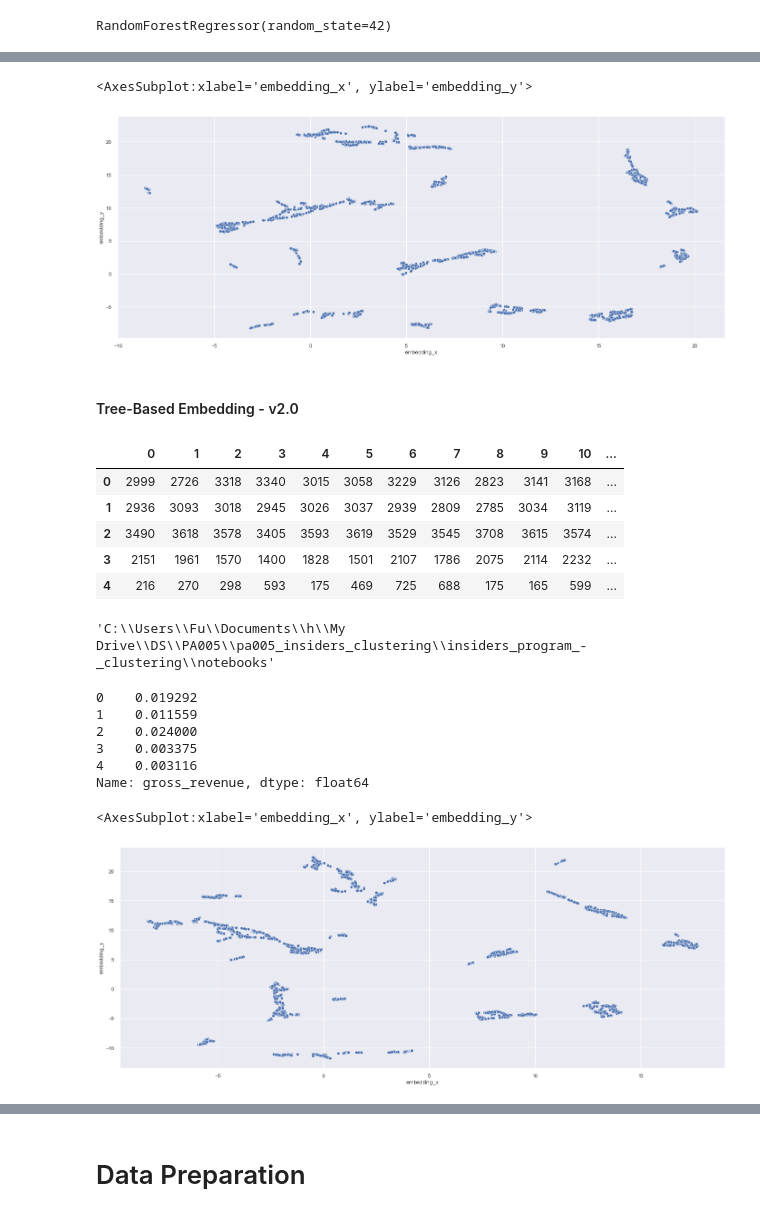
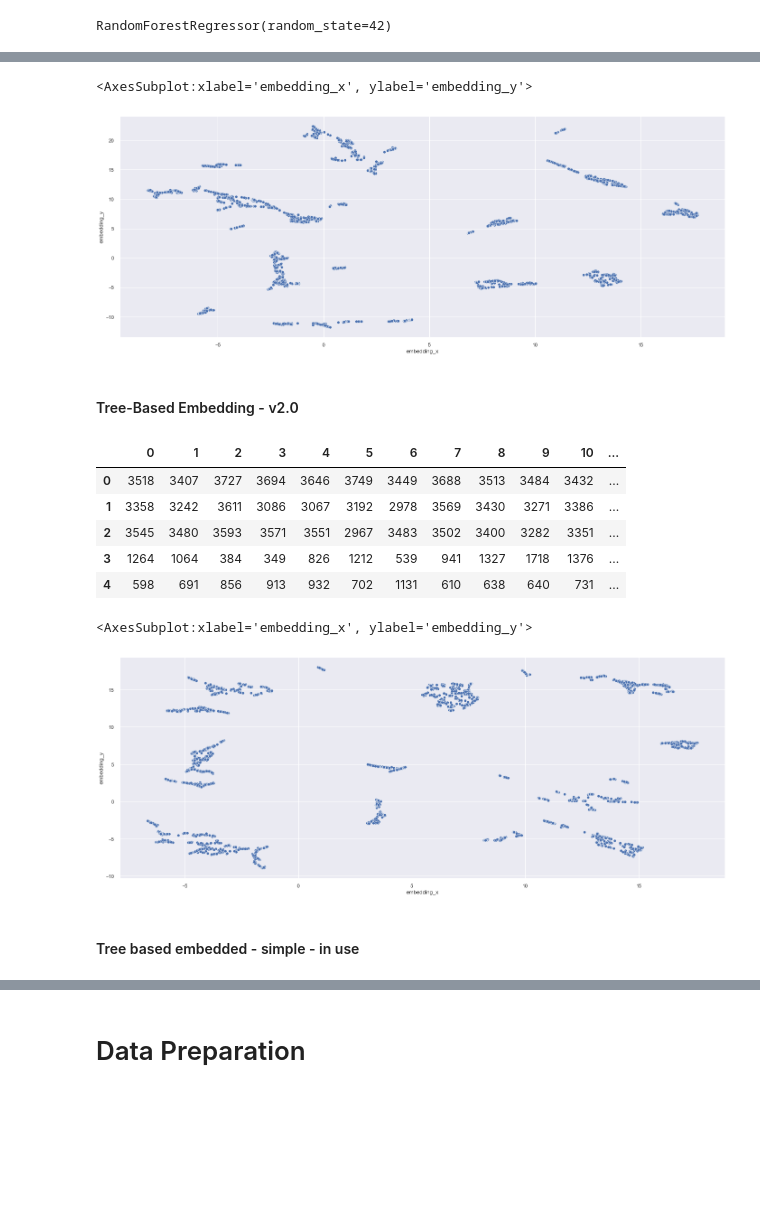
Before and after one commit to fusaa/insider-clients-clustering, a Jupyter notebook: notebooks/c0.7 - notebook.ipynb, the cells around one changed output, grey strips where cells are left out. Saved outputs shown, nothing was run; the diff lists cells and outputs as text; code cells hidden in the pictures; blank space fills up the shorter version.

```diff
--- a/notebooks/c0.7 - notebook.ipynb
+++ b/notebooks/c0.7 - notebook.ipynb
@@ -64,6 +64,10 @@ import umap.umap_ as umap
 import pickle
 
 from matplotlib import pyplot as plt
+
+import matplotlib.patches as mpatches
+import matplotlib.pyplot as plt
+
 from IPython.display import HTML
 from IPython.core.display import Image
 
@@ -79,8 +83,12 @@ from sklearn import mixture as mx
 from sklearn.neighbors import NearestNeighbors
 from sklearn.manifold import TSNE
 
+from scipy.cluster import hierarchy as hc
 
 from yellowbrick.cluster import KElbowVisualizer, SilhouetteVisualizer
+
+# home_path = '~/insider-clients-clustering/'
+home_path = '../'
 # %% [markdown]
 ## Helper functions
 # %%
@@ -105,7 +113,7 @@ Populating the interactive namespace from numpy and matplotlib
 # %% [markdown]
 ## Load dataset
 # %%
-df_raw = pd.read_csv('../data/raw/data.csv', encoding = "ISO-8859-1")  # when exporting to linux machine, generates encoding error, not utf-8
+df_raw = pd.read_csv(home_path + 'data/raw/data.csv', encoding = "ISO-8859-1")  # when exporting to linux machine, generates encoding error, not utf-8
 # %%
 df_raw.shape
 # %% [output]
@@ -1155,84 +1157,63 @@ df_leaf.shape  # 100 (the 100 estimators)
 # %%
 # Reducing dimensionality  # reduce the projection of the total columns columns into 2.
 reducer = umap.UMAP(random_state = 42)
-embedding = reducer.fit_transform(df_leaf)
+embedding = reducer.fit_transform(df_leaf_full)
 
 #embedding
-df_tree = pd.DataFrame()
-df_tree['embedding_x'] = embedding[:,0]
-df_tree['embedding_y'] = embedding[:,1]
+df_tree_full = pd.DataFrame()
+df_tree_full['embedding_x'] = embedding[:,0]
+df_tree_full['embedding_y'] = embedding[:,1]
 
 #plotting
 sns.scatterplot(x = 'embedding_x',
                y = 'embedding_y',
-               data = df_tree)
+               data = df_tree_full)
 # %% [output]
 <AxesSubplot:xlabel='embedding_x', ylabel='embedding_y'>
-[figure, old version]
+[figure, new version]
 # %% [markdown]
 #### Tree-Based Embedding - v2.0
 # %%
-df4.head()
-X = df4.drop( columns = ['customer_id', 'gross_revenue'], axis = 1 )
-y_aux = pd.DataFrame()
-y_aux['gross_revenue'] = df4['gross_revenue']
-y_aux['gross_revenue'] = mm.fit_transform(y_aux[['gross_revenue']])
-y = y_aux['gross_revenue'] # using gross_revenue
 
-
-for a in X.columns:
-    X[a] = mm.fit_transform( X[[a]])
-
+X_less = X_less_features.drop(columns =['gross_revenue'], axis = 1)
+y_less = X_less_features['gross_revenue']
 
 # model definition
-rf_model = en.RandomForestRegressor( random_state = 42, n_estimators = 100)
+rf_model_less = en.RandomForestRegressor( random_state = 42, n_estimators = 100)
 
 # model training
-rf_model.fit( X, y)
+rf_model_less.fit( X_less, y_less)
 
-pickle.dump(rf_model, open('./model/rf_model_2.0.pkl', 'wb'))
+pickle.dump(rf_model_less, open(home_path + 'models/rf_model_2.0.pkl', 'wb'))
 
 #leaf
 # rf_model.apply( X )  # applying own training data
 
 #dataframe Leag
 
-df_leaf = pd.DataFrame(rf_model. apply(X))
-df_leaf.head()
+df_leaf_less = pd.DataFrame(rf_model_less.apply(X_less))
+df_leaf_less.head()
 # %% [output]
 |  | 0 | 1 | 2 | 3 | 4 | 5 | 6 | 7 | 8 | 9 | 10 | ... |
-| 0 | 2999 | 2726 | 3318 | 3340 | 3015 | 3058 | 3229 | 3126 | 2823 | 3141 | 3168 | ... |
-| 1 | 2936 | 3093 | 3018 | 2945 | 3026 | 3037 | 2939 | 2809 | 2785 | 3034 | 3119 | ... |
-| 2 | 3490 | 3618 | 3578 | 3405 | 3593 | 3619 | 3529 | 3545 | 3708 | 3615 | 3574 | ... |
-| 3 | 2151 | 1961 | 1570 | 1400 | 1828 | 1501 | 2107 | 1786 | 2075 | 2114 | 2232 | ... |
-| 4 | 216 | 270 | 298 | 593 | 175 | 469 | 725 | 688 | 175 | 165 | 599 | ... |
+| 0 | 3518 | 3407 | 3727 | 3694 | 3646 | 3749 | 3449 | 3688 | 3513 | 3484 | 3432 | ... |
+| 1 | 3358 | 3242 | 3611 | 3086 | 3067 | 3192 | 2978 | 3569 | 3430 | 3271 | 3386 | ... |
+| 2 | 3545 | 3480 | 3593 | 3571 | 3551 | 2967 | 3483 | 3502 | 3400 | 3282 | 3351 | ... |
+| 3 | 1264 | 1064 | 384 | 349 | 826 | 1212 | 539 | 941 | 1327 | 1718 | 1376 | ... |
+| 4 | 598 | 691 | 856 | 913 | 932 | 702 | 1131 | 610 | 638 | 640 | 731 | ... |
-# %%
-pwd
-# %% [output]
-'C:\\Users\\Fu\\Documents\\h\\My Drive\\DS\\PA005\\pa005_insiders_clustering\\insiders_program_-_clustering\\notebooks'
-# %%
-y.head()
-# %% [output]
-0    0.019292
-1    0.011559
-2    0.024000
-3    0.003375
-4    0.003116
-Name: gross_revenue, dtype: float64
 # %%
 # Reducing dimensionality  # reduce the projection of the 100 columns into 2.
 reducer = umap.UMAP(random_state = 42)
-embedding = reducer.fit_transform(df_leaf)
+embedding = reducer.fit_transform(df_leaf_less)
 
 #embedding
 df_tree_v2 = pd.DataFrame()
 df_tree_v2['embedding_x'] = embedding[:,0]
 df_tree_v2['embedding_y'] = embedding[:,1]
 
 #plotting
 sns.scatterplot(x = 'embedding_x',
                y = 'embedding_y',
                data = df_tree_v2)
 # %% [output]
 <AxesSubplot:xlabel='embedding_x', ylabel='embedding_y'>
-[figure, old version]
+[figure, new version]
@@ -1243,0 +1220,2 @@ sns.scatterplot(x = 'embedding_x',
+# %% [markdown]
+#### Tree based embedded - simple - in use
```
Also changed, not shown: parts of 56 cells of this notebook, 1 other file.
